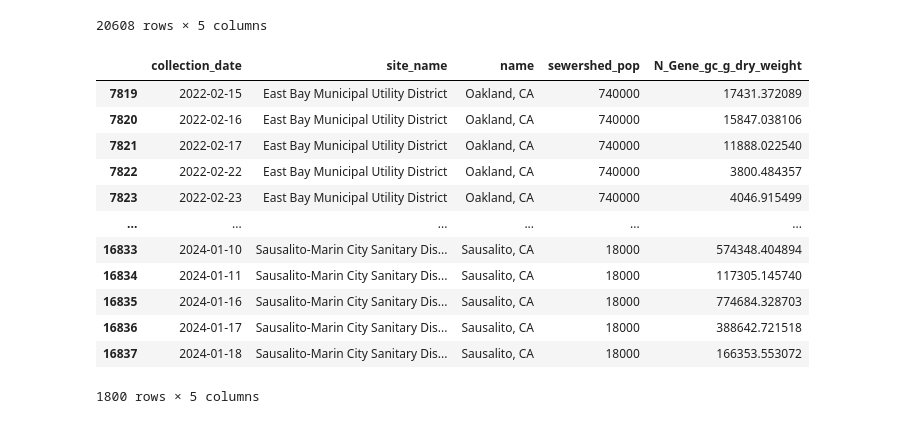
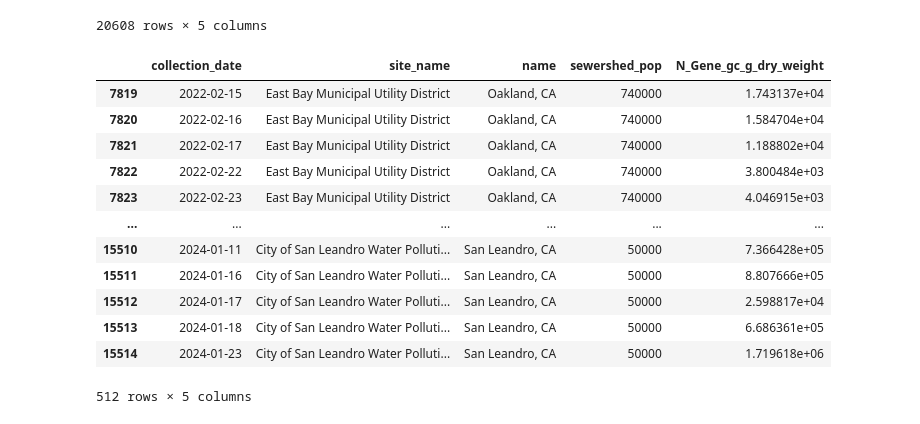
Before and after one commit to gwenlukman/Project-3, a Jupyter notebook: CleaningData/Cleaning.ipynb, the cells around one changed output. Cells and saved outputs as stored; diff of their text form; code cells hidden in the pictures.

```diff
--- a/CleaningData/Cleaning.ipynb
+++ b/CleaningData/Cleaning.ipynb
@@ -90,23 +89,23 @@ new_df
 20608 rows × 5 columns
 # %%
 # Create new DataFrame with desired columns for North California
-north_cities = ['East Bay Municipal Utility District', 'Sausalito-Marin City Sanitary District', 'City of San Leandro Water Pollution Control Plant', 'Oceanside Water Pollution Control Plant']
+north_cities = ['East Bay Municipal Utility District', 'City of San Leandro Water Pollution Control Plant']
 north_CA_df = new_df[new_df['site_name'].isin(north_cities)]
 north_CA_df
 # %% [output]
 |  | collection_date | site_name | name | sewershed_pop | N_Gene_gc_g_dry_weight |
-| 7819 | 2022-02-15 | East Bay Municipal Utility District | Oakland, CA | 740000 | 17431.372089 |
-| 7820 | 2022-02-16 | East Bay Municipal Utility District | Oakland, CA | 740000 | 15847.038106 |
-| 7821 | 2022-02-17 | East Bay Municipal Utility District | Oakland, CA | 740000 | 11888.022540 |
-| 7822 | 2022-02-22 | East Bay Municipal Utility District | Oakland, CA | 740000 | 3800.484357 |
-| 7823 | 2022-02-23 | East Bay Municipal Utility District | Oakland, CA | 740000 | 4046.915499 |
+| 7819 | 2022-02-15 | East Bay Municipal Utility District | Oakland, CA | 740000 | 1.743137e+04 |
+| 7820 | 2022-02-16 | East Bay Municipal Utility District | Oakland, CA | 740000 | 1.584704e+04 |
+| 7821 | 2022-02-17 | East Bay Municipal Utility District | Oakland, CA | 740000 | 1.188802e+04 |
+| 7822 | 2022-02-22 | East Bay Municipal Utility District | Oakland, CA | 740000 | 3.800484e+03 |
+| 7823 | 2022-02-23 | East Bay Municipal Utility District | Oakland, CA | 740000 | 4.046915e+03 |
 | ... | ... | ... | ... | ... | ... |
-| 16833 | 2024-01-10 | Sausalito-Marin City Sanitary Dis... | Sausalito, CA | 18000 | 574348.404894 |
-| 16834 | 2024-01-11 | Sausalito-Marin City Sanitary Dis... | Sausalito, CA | 18000 | 117305.145740 |
-| 16835 | 2024-01-16 | Sausalito-Marin City Sanitary Dis... | Sausalito, CA | 18000 | 774684.328703 |
-| 16836 | 2024-01-17 | Sausalito-Marin City Sanitary Dis... | Sausalito, CA | 18000 | 388642.721518 |
-| 16837 | 2024-01-18 | Sausalito-Marin City Sanitary Dis... | Sausalito, CA | 18000 | 166353.553072 |
+| 15510 | 2024-01-11 | City of San Leandro Water Polluti... | San Leandro, CA | 50000 | 7.366428e+05 |
+| 15511 | 2024-01-16 | City of San Leandro Water Polluti... | San Leandro, CA | 50000 | 8.807666e+05 |
+| 15512 | 2024-01-17 | City of San Leandro Water Polluti... | San Leandro, CA | 50000 | 2.598817e+04 |
+| 15513 | 2024-01-18 | City of San Leandro Water Polluti... | San Leandro, CA | 50000 | 6.686361e+05 |
+| 15514 | 2024-01-23 | City of San Leandro Water Polluti... | San Leandro, CA | 50000 | 1.719618e+06 |
-1800 rows × 5 columns
+512 rows × 5 columns
 # %%
 # Convert 'collection_date' column to datetime objects
 north_CA_df['collection_date'] = pd.to_datetime(df['collection_date'])
```
Also changed, not shown: parts of 6 cells of this notebook, 2 other files.
